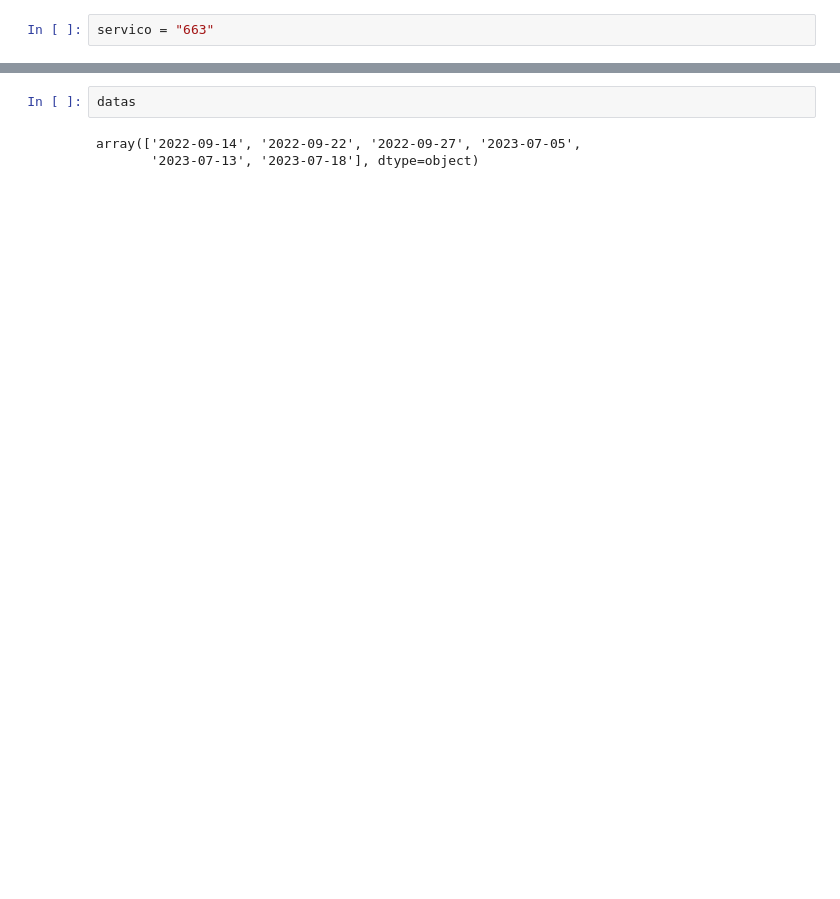
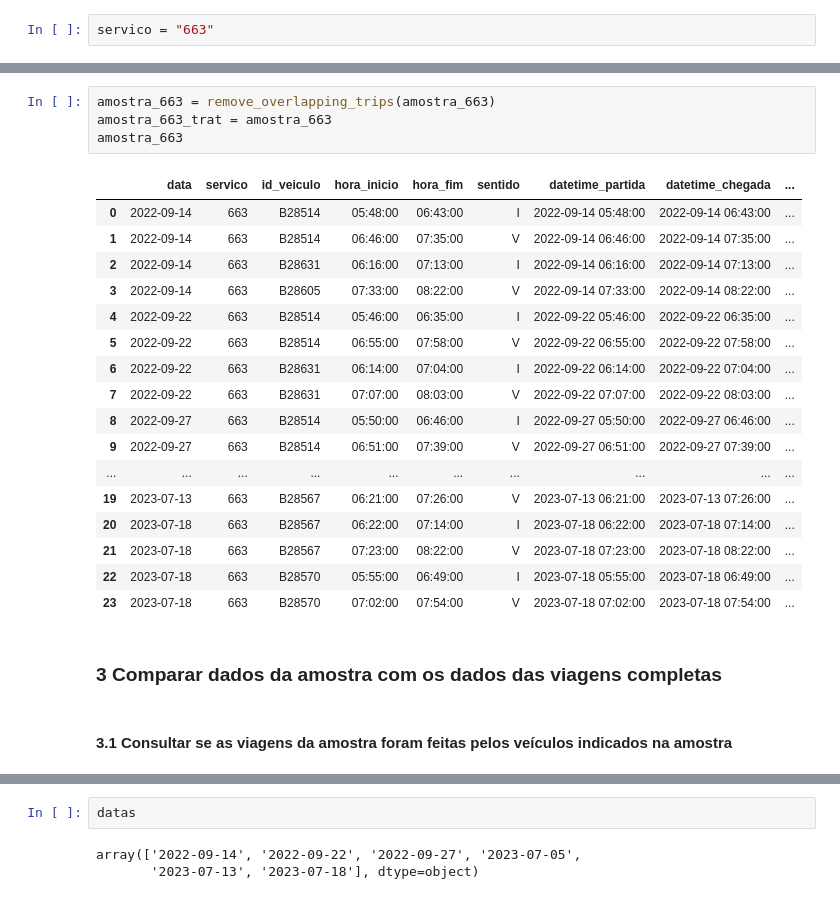
Before and after one commit to RJ-SMTR/subsidio_recursos, a Jupyter notebook: SMTR202212006620_663_2022_12_16/notebooks/1_analise_exploratoria_663.ipynb, the cells around one changed output, grey strips where cells are left out. Drawn from its saved outputs; the diff is of its cells as text; blank space fills up the shorter version.

```diff
--- a/SMTR202212006620_663_2022_12_16/notebooks/1_analise_exploratoria_663.ipynb
+++ b/SMTR202212006620_663_2022_12_16/notebooks/1_analise_exploratoria_663.ipynb
@@ -163,3 +108,29 @@ Identificar e classificar viagens duplicadas ou sobrepostas
+# %%
+amostra_663 = remove_overlapping_trips(amostra_663)
+amostra_663_trat = amostra_663
+amostra_663
+# %% [output]
+|  | data | servico | id_veiculo | hora_inicio | hora_fim | sentido | datetime_partida | datetime_chegada | ... |
+| 0 | 2022-09-14 | 663 | B28514 | 05:48:00 | 06:43:00 | I | 2022-09-14 05:48:00 | 2022-09-14 06:43:00 | ... |
+| 1 | 2022-09-14 | 663 | B28514 | 06:46:00 | 07:35:00 | V | 2022-09-14 06:46:00 | 2022-09-14 07:35:00 | ... |
+| 2 | 2022-09-14 | 663 | B28631 | 06:16:00 | 07:13:00 | I | 2022-09-14 06:16:00 | 2022-09-14 07:13:00 | ... |
+| 3 | 2022-09-14 | 663 | B28605 | 07:33:00 | 08:22:00 | V | 2022-09-14 07:33:00 | 2022-09-14 08:22:00 | ... |
+| 4 | 2022-09-22 | 663 | B28514 | 05:46:00 | 06:35:00 | I | 2022-09-22 05:46:00 | 2022-09-22 06:35:00 | ... |
+| 5 | 2022-09-22 | 663 | B28514 | 06:55:00 | 07:58:00 | V | 2022-09-22 06:55:00 | 2022-09-22 07:58:00 | ... |
+| 6 | 2022-09-22 | 663 | B28631 | 06:14:00 | 07:04:00 | I | 2022-09-22 06:14:00 | 2022-09-22 07:04:00 | ... |
+| 7 | 2022-09-22 | 663 | B28631 | 07:07:00 | 08:03:00 | V | 2022-09-22 07:07:00 | 2022-09-22 08:03:00 | ... |
+| 8 | 2022-09-27 | 663 | B28514 | 05:50:00 | 06:46:00 | I | 2022-09-27 05:50:00 | 2022-09-27 06:46:00 | ... |
+| 9 | 2022-09-27 | 663 | B28514 | 06:51:00 | 07:39:00 | V | 2022-09-27 06:51:00 | 2022-09-27 07:39:00 | ... |
+| ... | ... | ... | ... | ... | ... | ... | ... | ... | ... |
+| 19 | 2023-07-13 | 663 | B28567 | 06:21:00 | 07:26:00 | V | 2023-07-13 06:21:00 | 2023-07-13 07:26:00 | ... |
+| 20 | 2023-07-18 | 663 | B28567 | 06:22:00 | 07:14:00 | I | 2023-07-18 06:22:00 | 2023-07-18 07:14:00 | ... |
+| 21 | 2023-07-18 | 663 | B28567 | 07:23:00 | 08:22:00 | V | 2023-07-18 07:23:00 | 2023-07-18 08:22:00 | ... |
+| 22 | 2023-07-18 | 663 | B28570 | 05:55:00 | 06:49:00 | I | 2023-07-18 05:55:00 | 2023-07-18 06:49:00 | ... |
+| 23 | 2023-07-18 | 663 | B28570 | 07:02:00 | 07:54:00 | V | 2023-07-18 07:02:00 | 2023-07-18 07:54:00 | ... |
+# %% [markdown]
+### 3 Comparar dados da amostra com os dados das viagens completas
+# %% [markdown]
+#### 3.1 Consultar se as viagens da amostra foram feitas pelos veículos indicados na amostra
 # %%
 # separar as datas da amostra para fazer a query
 datas = amostra_663['data'].unique()
```
Also changed, not shown: parts of 81 cells of this notebook, 7 other files.
